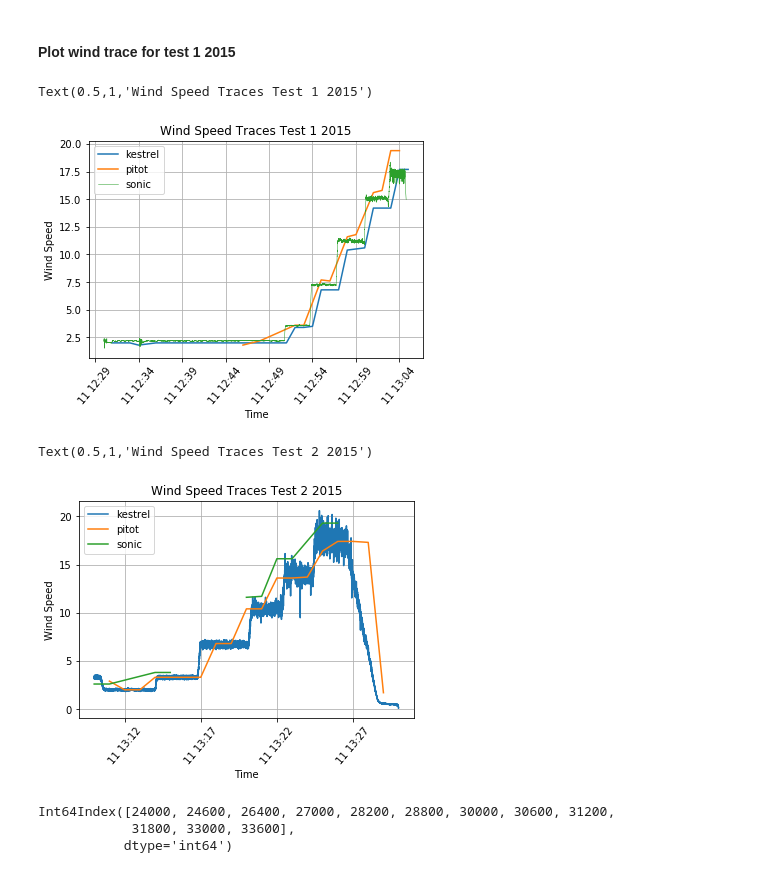
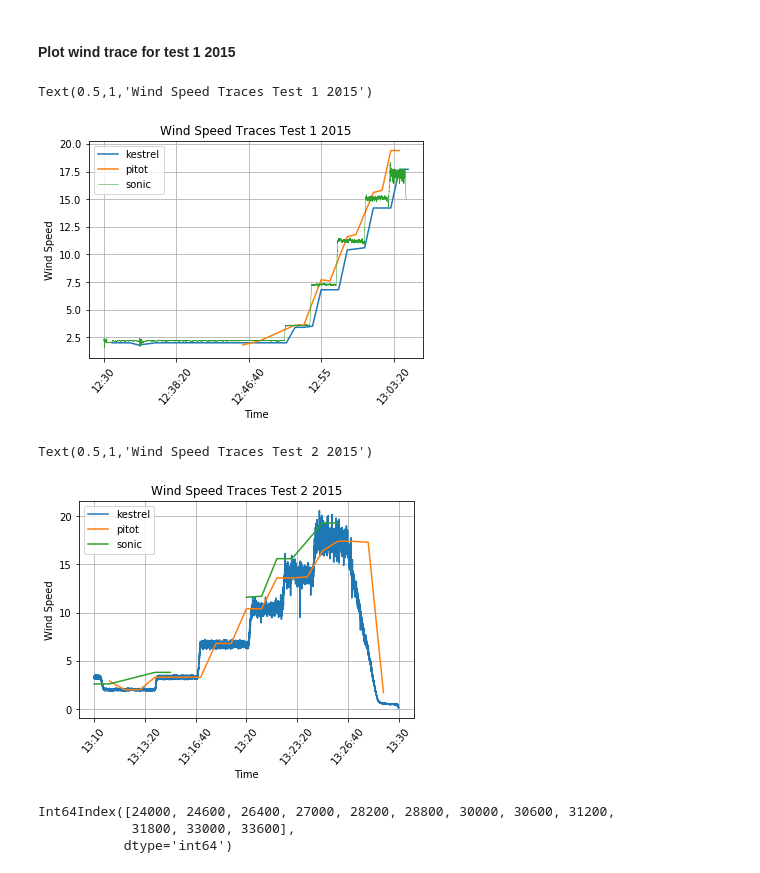
Before and after one commit to Pearl-Ayem/a303_course_work, a Jupyter notebook: Lab 8/Lab 8 analysis.ipynb, the cells around one changed output. Drawn from its saved outputs; the diff is of its cells as text; code cells hidden in the pictures.

```diff
--- a/Lab 8/Lab 8 analysis.ipynb
+++ b/Lab 8/Lab 8 analysis.ipynb
@@ -114,22 +114,22 @@ son15_2 = son15_2.drop(34739)
 # %% [markdown]
 #### Plot wind trace for test 1 2015
 # %%
-plt.plot(kes15_1['time'],kes15_1['ws'])
-plt.plot(pit15_1['time'],pit15_1['ws'])
-plt.plot(son15_1['time'],son15_1['mean_wind'],linewidth =0.51)
+plt.plot(kes15_1['time'].dt.time,kes15_1['ws'])
+plt.plot(pit15_1['time'].dt.time,pit15_1['ws'])
+plt.plot(son15_1['time'].dt.time,son15_1['mean_wind'],linewidth =0.51)
 plt.legend(['kestrel','pitot','sonic'])
 plt.xticks(rotation=50)
 plt.grid()
 plt.ylabel('Wind Speed')
 plt.xlabel('Time')
 plt.title('Wind Speed Traces Test 1 2015')
 # %% [output]
 Text(0.5,1,'Wind Speed Traces Test 1 2015')
-[figure, old version]
+[figure, new version]
 # %%
-plt.plot(son15_2['time'],son15_2['mean_wind'])
-plt.plot(kes15_2['time'],kes15_2['ws'])
-plt.plot(pit15_2['time'],pit15_2['ws'])
+plt.plot(son15_2['time'].dt.time,son15_2['mean_wind'])
+plt.plot(kes15_2['time'].dt.time,kes15_2['ws'])
+plt.plot(pit15_2['time'].dt.time,pit15_2['ws'])
 plt.legend(['kestrel','pitot','sonic'])
 plt.xticks(rotation=50)
 plt.grid()
@@ -138,7 +138,7 @@ plt.xlabel('Time')
 plt.title('Wind Speed Traces Test 2 2015')
 # %% [output]
 Text(0.5,1,'Wind Speed Traces Test 2 2015')
-[figure, old version]
+[figure, new version]
 # %%
 mask_times = son15.time.isin(pit15_2.time)
 son15_times = son15.loc[mask_times]
```
Also changed, not shown: parts of 6 cells of this notebook, 2 other files.
